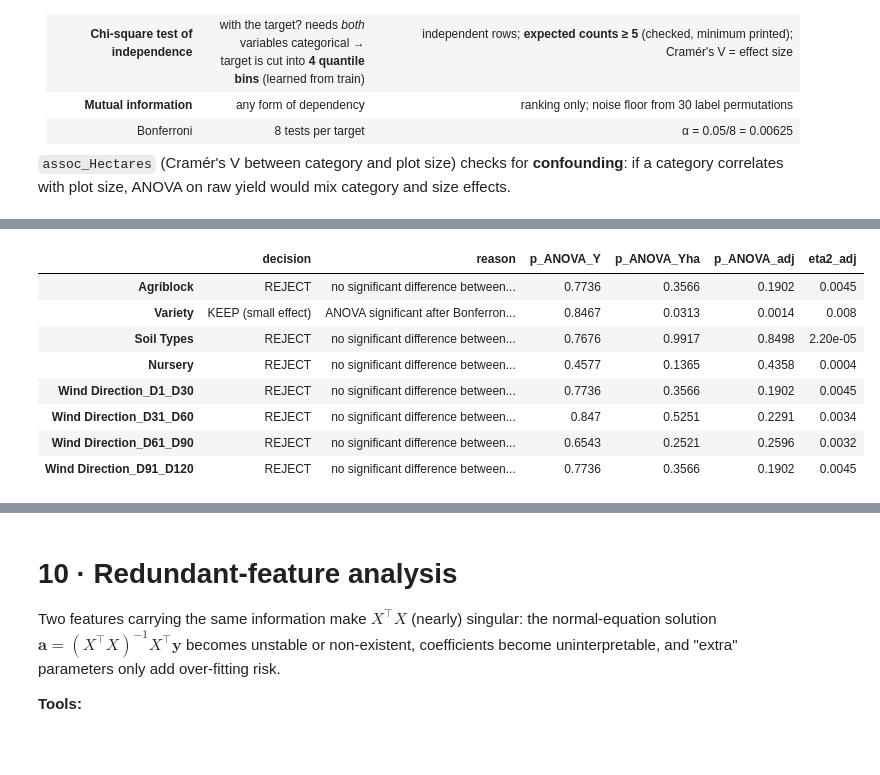
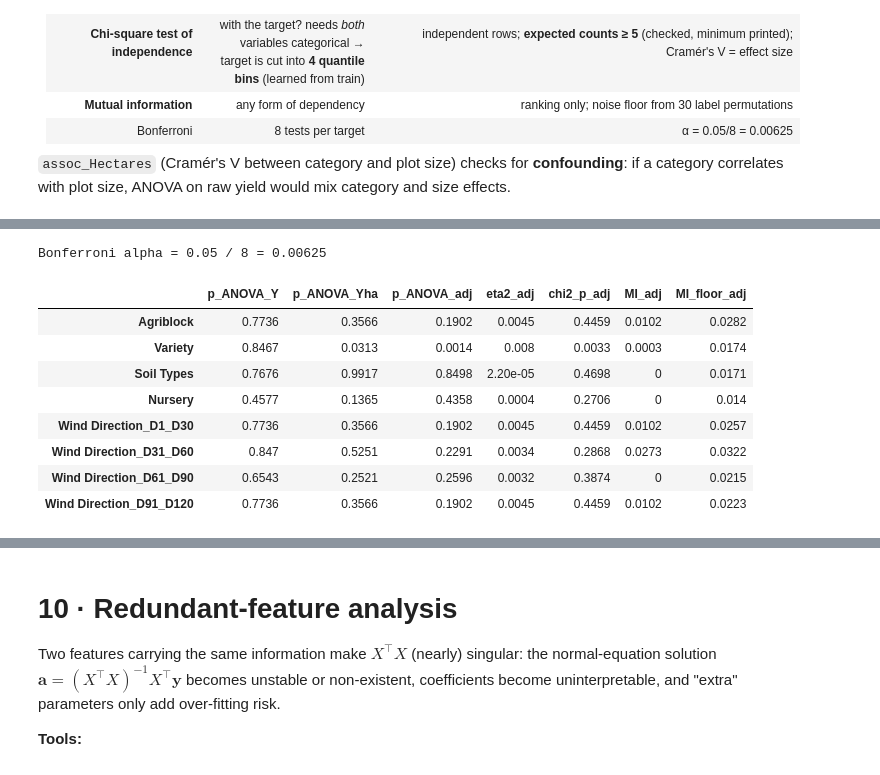
Before and after one commit to phattanaratjeedjeen-sudo/paddy, a Jupyter notebook: src/paddy_ML_regression.ipynb, the cells around one changed output, grey strips where cells are left out. Drawn from its saved outputs; the diff is of its cells as text; code cells hidden in the pictures.

```diff
--- a/src/paddy_ML_regression.ipynb
+++ b/src/paddy_ML_regression.ipynb
@@ -914,23 +904,22 @@ corr(Trash, size-adjusted yield per ha)              = -0.033  (p = 0.19)   <- s
 corr(Trash, yield per ha) inside each plot size: {1: 0.09, 2: -0.03, 3: 0.05, 4: -0.01, 5: -0.2, 6: -0.44}
 Trash per hectare takes the values [80.0, 90.0, 100.0]
 # %%
-# ---- 8.3 continuous feature summary ----
+# ---- 8.3 continuous feature summary (statistics only) ----
 alpha_b = 0.05 / len(NUM)
+print(f'Bonferroni alpha = 0.05 / {len(NUM)} = {alpha_b:.4f}')
+
 def family(c):
     return ('size & inputs' if c == 'Hectares' or c in INPUTS else 'rain' if c in RAIN else 'AI' if c in AI else 'min temp' if c in TMIN else 'max temp' if c in TMAX
-            else 'wind speed' if c in WIND else 'humidity' if c in RH else 'Trash (leak suspect)')
-def decide(c):
-    t = ct_tab.loc[c]
-    if c == TRASH: return 'REJECT', 'leakage: harvest by-product (Section 1.4); its correlation with yield comes only through plot size'
-    sig = lambda r, p: abs(r) >= 0.10 and p < alpha_b
-    sigY, sigH, sigA = sig(t.r_Y, t.p_Y), sig(t.r_Yha, t.p_Yha), sig(t.r_adj, t.p_adj)
-    miY, miH, miA = t.MI_Y > t.MI_Y_floor, t.MI_Yha > t.MI_Yha_floor, t.MI_adj > t.MI_adj_floor
-    if sigY or sigH or sigA: return 'KEEP (candidate)', f"|r| >= 0.10 and p < {alpha_b:.4f} for " + ' / '.join(n for n, f in [('raw yield', sigY), ('yield/ha', sigH), ('size-adjusted yield/ha', sigA)] if f)
-    if miY or miH or miA: return 'WEAK', 'MI above the noise floor but no linear/monotonic effect'
-    return 'REJECT', 'no detectable linear, monotonic or MI relationship with any of the three targets'
+            else 'wind speed' if c in WIND else 'humidity' if c in RH else 'Trash')
 
-summ = pd.DataFrame({c: (family(c),) + decide(c) for c in NUM}, index=['family', 'decision', 'reason']).T
-summ['r_Y'] = ct_tab.r_Y; summ['r_Yha'] = ct_tab.r_Yha; summ['r_adj'] = ct_tab.r_adj
-display(summ.sort_values(['decision', 'family']))
-print(summ.groupby(['family', 'decision']).size().unstack(fill_value=0))
+summ = pd.DataFrame({'family': {c: family(c) for c in NUM}})
+for k in ['r_Y', 'p_Y', 'r_Yha', 'p_Yha', 'r_adj', 'p_adj']: summ[k] = ct_tab[k]
+display(summ.sort_values('family'))
+
+mi_above = pd.Series({c: bool((ct_tab.loc[c, 'MI_Y'] > ct_tab.loc[c, 'MI_Y_floor']) or (ct_tab.loc[c, 'MI_Yha'] > ct_tab.loc[c, 'MI_Yha_floor'])
+                             or (ct_tab.loc[c, 'MI_adj'] > ct_tab.loc[c, 'MI_adj_floor'])) for c in NUM})
+g = summ.assign(**{f'abs_{k}': summ[k].abs() for k in ('r_Y', 'r_Yha', 'r_adj')}).groupby('family')
+display(pd.DataFrame({'n': g.size(), 'max |r_Y|': g.abs_r_Y.max(), 'max |r_Yha|': g.abs_r_Yha.max(), 'max |r_adj|': g.abs_r_adj.max(),
+                      'min p_Y': g.p_Y.min(), 'min p_Yha': g.p_Yha.min(), 'min p_adj': g.p_adj.min(),
+                      'n with MI above floor (any target)': mi_above.groupby(summ.family).sum()}))
 # %% [output]
@@ -1062,28 +1056,23 @@ C) categorical features vs SIZE-ADJUSTED YIELD PER HECTARE (plot-size effect rem
 | Wind Direction_D61_D90 | 5 | 1.3218 | 0.2596 | 0.0032 | 1.45e-25 | 0.4973 | 0.2988 | 0.3874 | 0.051 | 57.4572 | ... |
 | Wind Direction_D91_D120 | 6 | 1.4891 | 0.1902 | 0.0045 | 1.68e-25 | 0.5801 | 0.1998 | 0.4459 | 0.0554 | 57.4572 | ... |
 # %%
-# ---- 9.3 categorical feature summary ----
+# ---- 9.3 categorical feature summary (statistics only) ----
 alpha_c = 0.05 / len(CAT)
-def decide_cat(c):
-    tabs = {'raw yield': cat_Y.loc[c], 'yield/ha': cat_Yha.loc[c], 'adjusted yield/ha': cat_adj.loc[c]}
-    hit = [n for n, t in tabs.items() if t.p_ANOVA < alpha_c]; near = [n for n, t in tabs.items() if t.p_ANOVA < 0.05 or t.chi2_p < alpha_c or t.MI > t.MI_floor]
-    b = cat_adj.loc[c]
-    if hit: return 'KEEP (small effect)', f"ANOVA significant after Bonferroni for {', '.join(hit)}; eta2={b.eta2:.4f} (tiny effect size)"
-    if near: return 'WEAK', 'nominal evidence only (p<0.05, chi-square or MI above floor) but not after Bonferroni'
-    return 'REJECT', 'no significant difference between categories for any of the three targets'
-sc = pd.DataFrame({c: decide_cat(c) for c in CAT}, index=['decision', 'reason']).T
-sc['p_ANOVA_Y'] = cat_Y.p_ANOVA; sc['p_ANOVA_Yha'] = cat_Yha.p_ANOVA; sc['p_ANOVA_adj'] = cat_adj.p_ANOVA; sc['eta2_adj'] = cat_adj.eta2
+print(f'Bonferroni alpha = 0.05 / {len(CAT)} = {alpha_c:.5f}')
+sc = pd.DataFrame({'p_ANOVA_Y': cat_Y.p_ANOVA, 'p_ANOVA_Yha': cat_Yha.p_ANOVA, 'p_ANOVA_adj': cat_adj.p_ANOVA, 'eta2_adj': cat_adj.eta2,
+                   'chi2_p_adj': cat_adj.chi2_p, 'MI_adj': cat_adj.MI, 'MI_floor_adj': cat_adj.MI_floor})
 display(sc)
 # %% [output]
+Bonferroni alpha = 0.05 / 8 = 0.00625
-|  | decision | reason | p_ANOVA_Y | p_ANOVA_Yha | p_ANOVA_adj | eta2_adj |
-| Agriblock | REJECT | no significant difference between... | 0.7736 | 0.3566 | 0.1902 | 0.0045 |
-| Variety | KEEP (small effect) | ANOVA significant after Bonferron... | 0.8467 | 0.0313 | 0.0014 | 0.008 |
-| Soil Types | REJECT | no significant difference between... | 0.7676 | 0.9917 | 0.8498 | 2.20e-05 |
-| Nursery | REJECT | no significant difference between... | 0.4577 | 0.1365 | 0.4358 | 0.0004 |
-| Wind Direction_D1_D30 | REJECT | no significant difference between... | 0.7736 | 0.3566 | 0.1902 | 0.0045 |
-| Wind Direction_D31_D60 | REJECT | no significant difference between... | 0.847 | 0.5251 | 0.2291 | 0.0034 |
-| Wind Direction_D61_D90 | REJECT | no significant difference between... | 0.6543 | 0.2521 | 0.2596 | 0.0032 |
-| Wind Direction_D91_D120 | REJECT | no significant difference between... | 0.7736 | 0.3566 | 0.1902 | 0.0045 |
+|  | p_ANOVA_Y | p_ANOVA_Yha | p_ANOVA_adj | eta2_adj | chi2_p_adj | MI_adj | MI_floor_adj |
+| Agriblock | 0.7736 | 0.3566 | 0.1902 | 0.0045 | 0.4459 | 0.0102 | 0.0282 |
+| Variety | 0.8467 | 0.0313 | 0.0014 | 0.008 | 0.0033 | 0.0003 | 0.0174 |
+| Soil Types | 0.7676 | 0.9917 | 0.8498 | 2.20e-05 | 0.4698 | 0 | 0.0171 |
+| Nursery | 0.4577 | 0.1365 | 0.4358 | 0.0004 | 0.2706 | 0 | 0.014 |
+| Wind Direction_D1_D30 | 0.7736 | 0.3566 | 0.1902 | 0.0045 | 0.4459 | 0.0102 | 0.0257 |
+| Wind Direction_D31_D60 | 0.847 | 0.5251 | 0.2291 | 0.0034 | 0.2868 | 0.0273 | 0.0322 |
+| Wind Direction_D61_D90 | 0.6543 | 0.2521 | 0.2596 | 0.0032 | 0.3874 | 0 | 0.0215 |
+| Wind Direction_D91_D120 | 0.7736 | 0.3566 | 0.1902 | 0.0045 | 0.4459 | 0.0102 | 0.0223 |
 # %% [markdown]
 ### 9.3 Discussion — categorical feature selection
 **Visually,** box-plots for `Agriblock`, `Soil Types`, `Nursery` and `Wind Direction` sit at nearly the same height across all 4 windows, heavily overlapping — no category stands out. Only `Variety` shows a small visible shift: `delux ponni` sits slightly higher.
```
Also changed, not shown: parts of 27 cells of this notebook, 1 other file.
